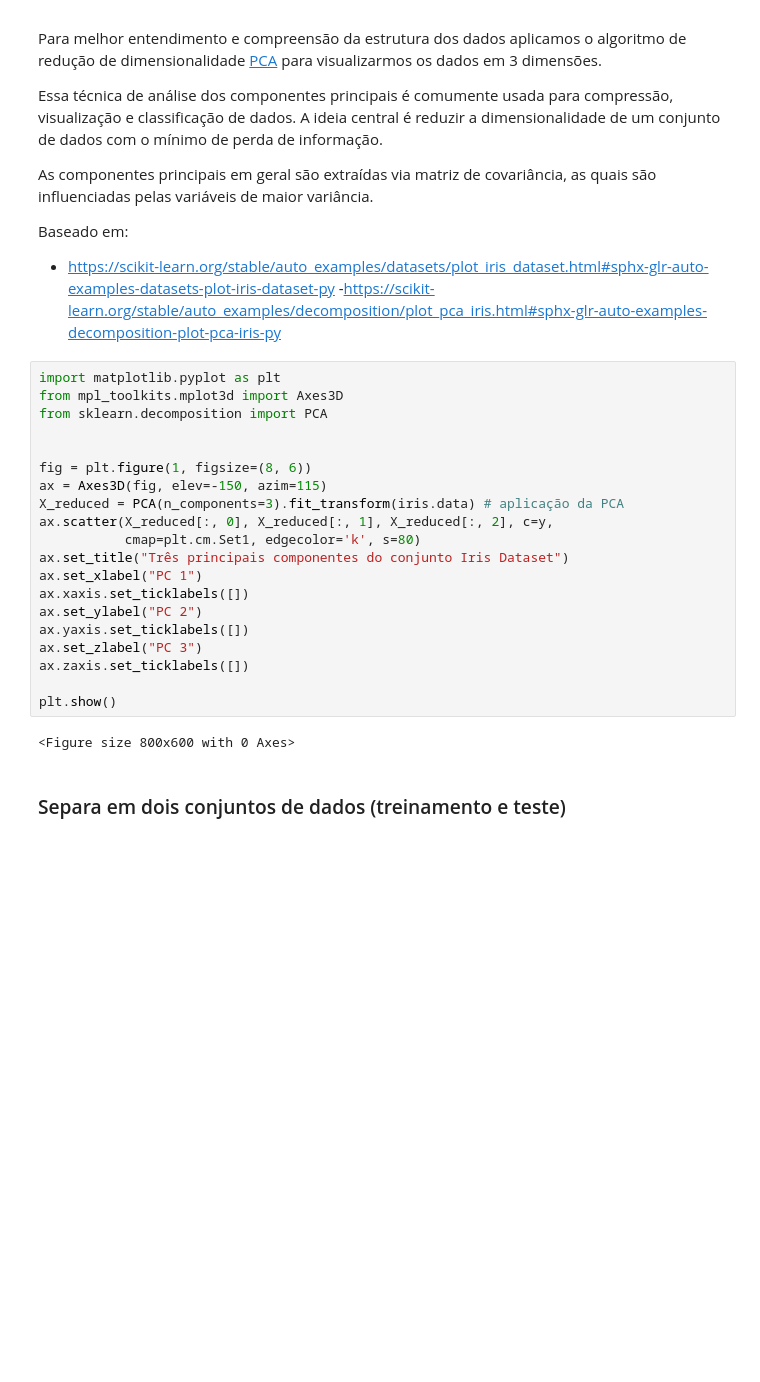
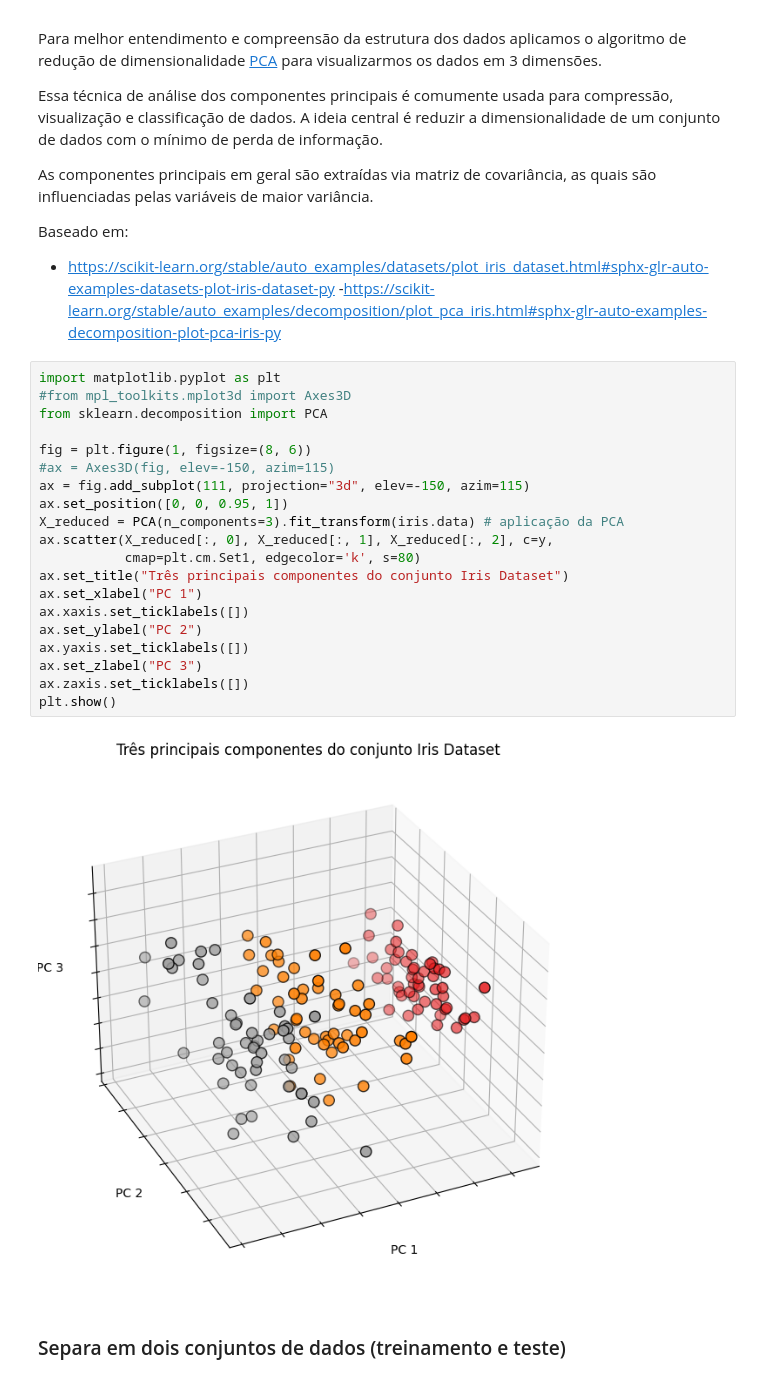
Before and after one commit to malegopc/DSBD, a Jupyter notebook: Notebooks/KNN_Iris_Dataset.ipynb, the cells around one changed output. Saved outputs shown, nothing was run; the diff lists cells and outputs as text; blank space fills up the shorter version.

```diff
--- a/Notebooks/KNN_Iris_Dataset.ipynb
+++ b/Notebooks/KNN_Iris_Dataset.ipynb
@@ -88,26 +88,26 @@ Baseado em:
 -https://scikit-learn.org/stable/auto_examples/decomposition/plot_pca_iris.html#sphx-glr-auto-examples-decomposition-plot-pca-iris-py
 # %%
 import matplotlib.pyplot as plt
-from mpl_toolkits.mplot3d import Axes3D
+#from mpl_toolkits.mplot3d import Axes3D
 from sklearn.decomposition import PCA
 
-
 fig = plt.figure(1, figsize=(8, 6))
-ax = Axes3D(fig, elev=-150, azim=115)
+#ax = Axes3D(fig, elev=-150, azim=115)
+ax = fig.add_subplot(111, projection="3d", elev=-150, azim=115)
+ax.set_position([0, 0, 0.95, 1])
 X_reduced = PCA(n_components=3).fit_transform(iris.data) # aplicação da PCA
 ax.scatter(X_reduced[:, 0], X_reduced[:, 1], X_reduced[:, 2], c=y,
            cmap=plt.cm.Set1, edgecolor='k', s=80)
 ax.set_title("Três principais componentes do conjunto Iris Dataset")
 ax.set_xlabel("PC 1")
 ax.xaxis.set_ticklabels([])
 ax.set_ylabel("PC 2")
 ax.yaxis.set_ticklabels([])
 ax.set_zlabel("PC 3")
 ax.zaxis.set_ticklabels([])
-
 plt.show()
 # %% [output]
-<Figure size 800x600 with 0 Axes>
+[figure, added]
 # %% [markdown]
 ### Separa em dois conjuntos de dados (treinamento e teste)
 # %%
```
Also changed, not shown: parts of 1 cell of this notebook, 1 other file.
